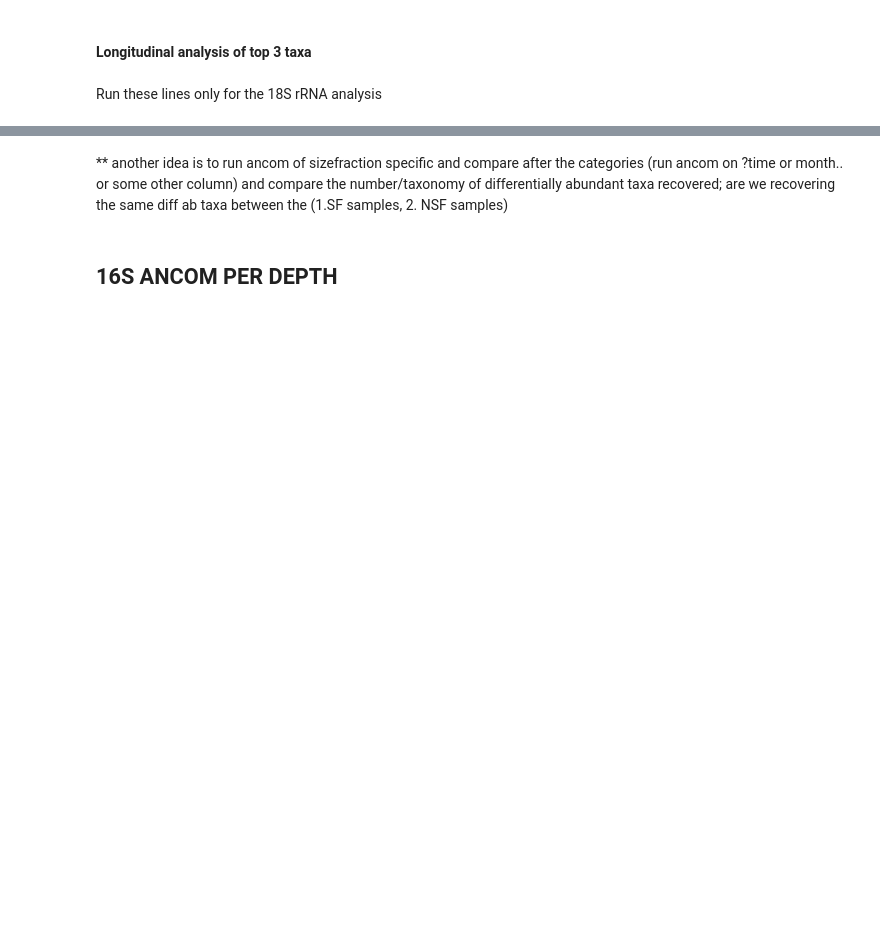
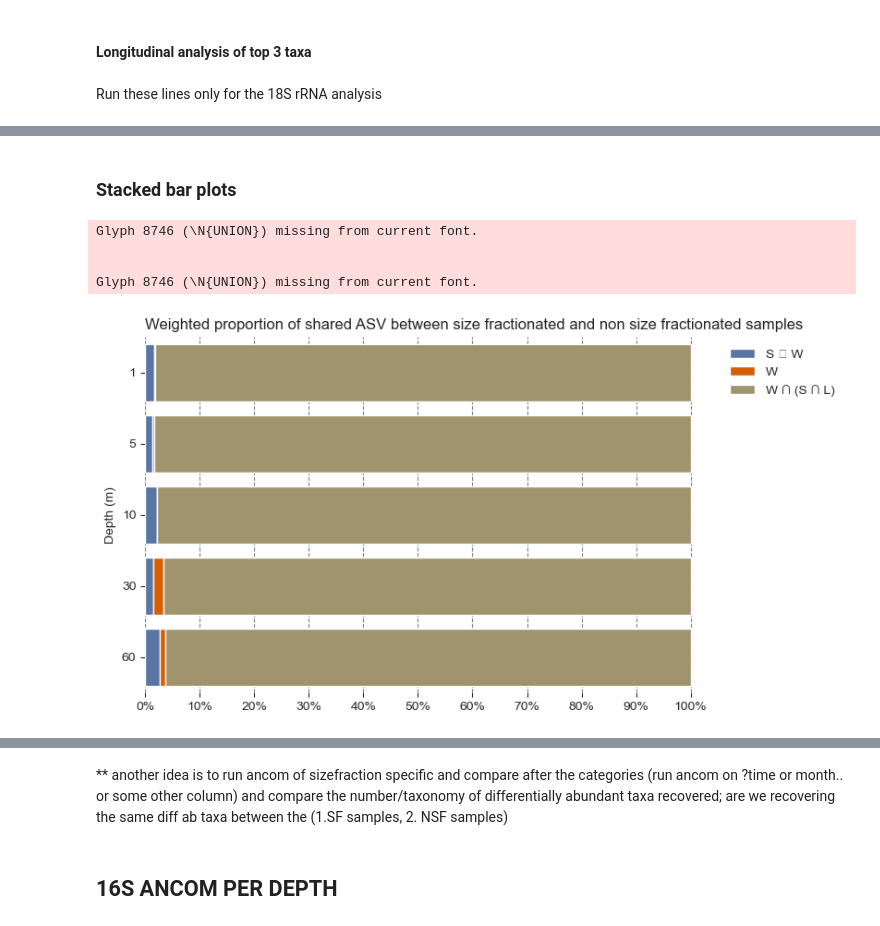
Before and after one commit to dianahaider/size_fractions, a Jupyter notebook: bb2022_sf.ipynb, the cells around one changed output, grey strips where cells are left out. Cells and saved outputs as stored; diff of their text form; code cells hidden in the pictures; blank space fills up the shorter version.

Commit message:
adding analyses for chloroplast

```diff
--- a/bb2022_sf.ipynb
+++ b/bb2022_sf.ipynb
@@ -36,6 +36,17 @@ searchfor = ["Cyanobacteria", "Chloroplast", "Mitochondria"]
 contaminants = separated[separated.Taxon.str.contains('|'.join(searchfor))]
 separated = separated[~separated.Taxon.str.contains('|'.join(searchfor))]
 separated = separated.reset_index(drop=True)
+# %%
+separated = contaminants.copy()
+separated = separated.reset_index(drop=True)
+comm = 'chloroplast'
+# %%
+separated['Total'] = separated['feature_frequency'].groupby(separated['sampleid']).transform('sum')
+separated['ratio'] = separated['feature_frequency']/separated['Total']
+separated['nASVs'] = separated['feature_id'].groupby(separated['sampleid']).transform('count')
+separated['weekdepth'] = separated["weekn"].astype(str) + separated["depth"].astype(str)
+separated['avg'] = separated['nASVs'].groupby(separated['weekdepth']).transform('mean')
+separated['diff'] = separated['nASVs'] - separated['avg']
 # %% [markdown]
 Run the following code to generate "newseparated" which is the union of small and large size fractions
 # %%
@@ -157,13 +101,0 @@ sm.qqplot(model_result.resid, line='s');
-# %%
-fig, ax = plt.subplots()
-fig.set_size_inches(6, 5)
-
-sns.set_style('white')
-fig = sm.graphics.plot_fit(model_result,1, vlines=False, ax=ax)
-ax.set_ylabel("Defractionated")
-ax.set_xlabel("Whole")
-ax.set_title("Fitted values linear regression")
-
-plt.savefig('outputs/'+comm_id+'/asv_'+str(depth)+'_scatter_RL.png', dpi=200, bbox_inches="tight")
-
-plt.show()
@@ -216,3 +138,11 @@ print(results)
+# %%
+sns.set_theme(rc={'figure.figsize':(11.7,20)})
+sns.set_style("ticks")
+sns.relplot(data=r2vals, x="Y", y="Rsq", hue="Marker Gene", style="Type", kind="line")
+plt.ylabel('R-squared', fontsize=12)
+plt.xlabel('Size fraction against total', fontsize=12)
+
+plt.savefig('outputs/'+'_rsq_both.png', dpi=200, bbox_inches="tight")
 # %% [markdown]
 ### Calculate log2 fold change per feature at the phylum level of abundance between size fractions to identify which taxonomic group is driving the simple regression off x=y
 # %%
@@ -616,6 +631,8 @@ newmetadata.to_csv('METADATA.tsv', sep='\t')
 pca_features
 # %%
 from skbio.stats.distance import permanova
+# %% [markdown]
+### Stacked bar plots
 # %%
 level = 'feature_id'
 if level == 'feature_id':
@@ -627,9 +644,15 @@ subtitile = 'subtitle'
 # %%
 dfplot, level = calcperc(comm, separated, level)
 # variables
-labels = ['S ∩ W', 'L ∩ W','W ∩ (S ∩ L)']
-colors = ['#1D2F6F', '#8390FA', '#C49CD3']
+labels = ['S ∪ W', 'W','W ∩ (S ∩ L)']
+colors = ['#5975a4', '#d55e00', '#9F946E']
 title = 'Weighted proportion of shared '+id+' between size fractionated and non size fractionated samples'
 
-plot_stackedbar_p(dfplot, labels, colors, title, subtitle, level)
+plot_stackedbar_p(comm, dfplot, labels, colors, title, subtitle, level)
+# %% [output]
+Glyph 8746 (\N{UNION}) missing from current font.
+
+
+Glyph 8746 (\N{UNION}) missing from current font.
+[figure, added]
 # %%
```
Also changed, not shown: parts of 73 cells of this notebook, 1 other file.
